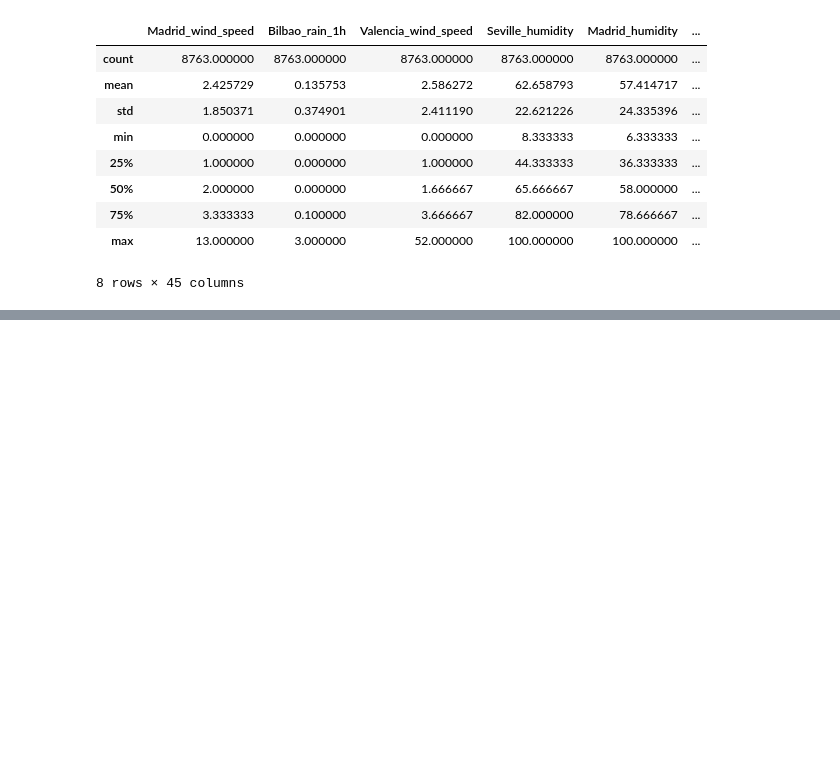
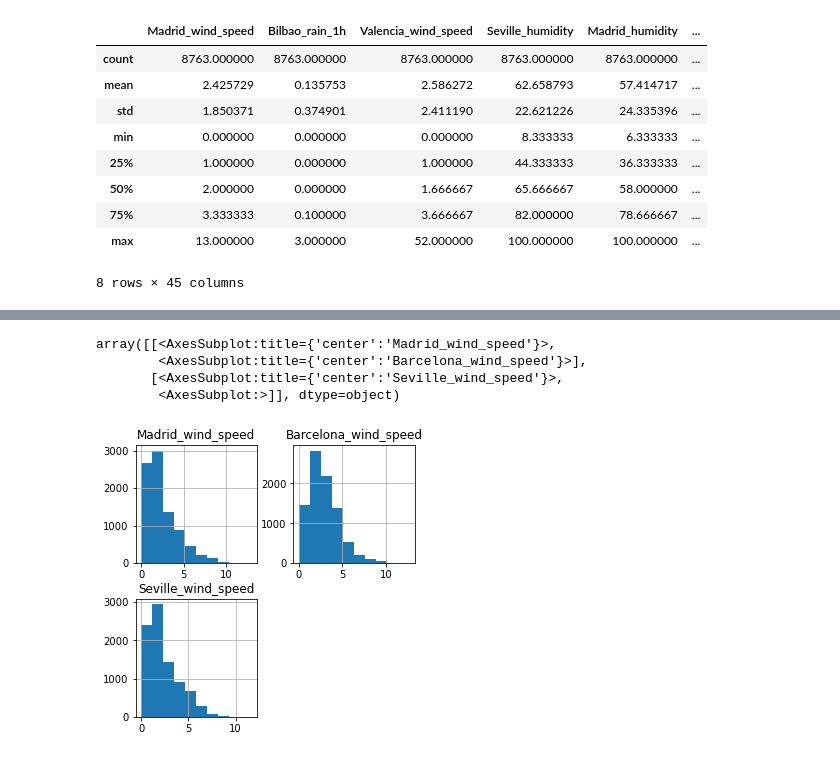
Before and after one commit to kabirodavies/-Machine-Learning-Advanced-Regression, a Jupyter notebook: spain-electricity-shortfall-challenge.ipynb, the cells around one changed output, grey strips where cells are left out. Drawn from its saved outputs; the diff is of its cells as text; code cells hidden in the pictures; blank space fills up the shorter version.

```diff
--- a/spain-electricity-shortfall-challenge.ipynb
+++ b/spain-electricity-shortfall-challenge.ipynb
@@ -22,0 +237,9 @@ df.describe()
+# %%
+features = ['time', 'Madrid_wind_speed', 'Barcelona_wind_speed', 'Seville_wind_speed'] # create a list of all numerical features
+df[features].hist(figsize=(5,5))
+# %% [output]
+array([[<AxesSubplot:title={'center':'Madrid_wind_speed'}>,
+        <AxesSubplot:title={'center':'Barcelona_wind_speed'}>],
+       [<AxesSubplot:title={'center':'Seville_wind_speed'}>,
+        <AxesSubplot:>]], dtype=object)
+[figure, added]
```
Also changed, not shown: parts of 27 cells of this notebook.
